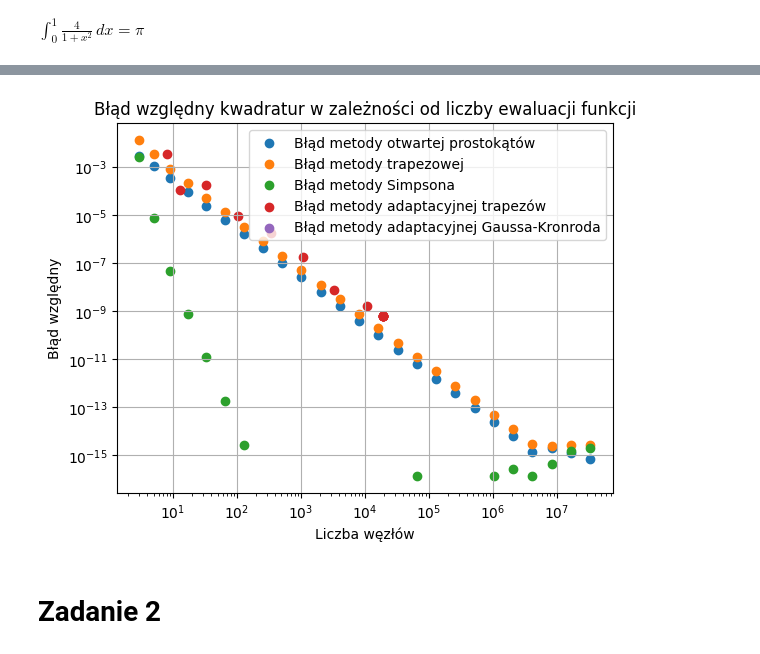
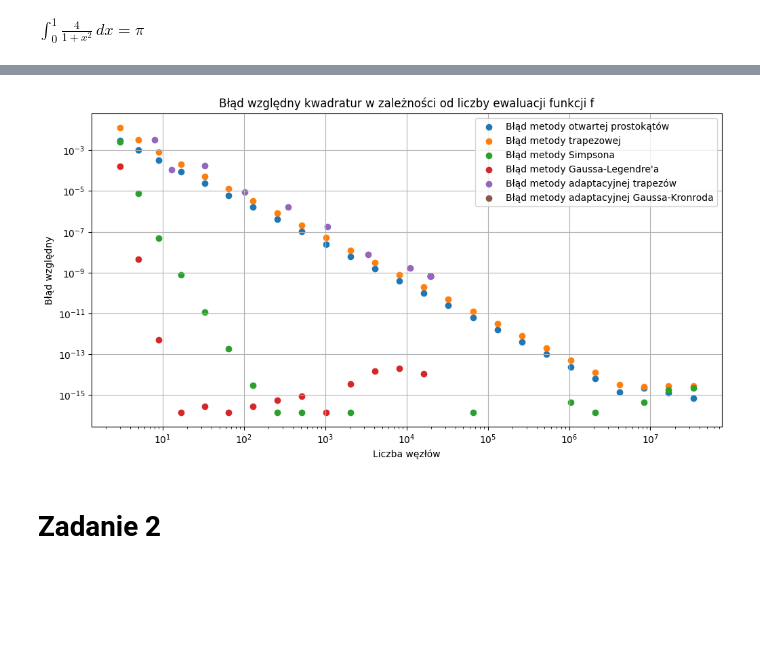
Before and after one commit to memecat5/MOWNIT, a Jupyter notebook: lab7/lab7.ipynb, the cells around one changed output, grey strips where cells are left out. Drawn from its saved outputs; the diff is of its cells as text; code cells hidden in the pictures; blank space fills up the shorter version.

```diff
--- a/lab7/lab7.ipynb
+++ b/lab7/lab7.ipynb
@@ -52,5 +54,5 @@ plt.show()
 # %%
-def lab6task1(f):
+def lab6task1(f, expected):
     # ================ Lab6, Task 1 ================
 
     midpoint_results = np.empty(25, dtype=np.double)
@@ -65,68 +67,70 @@ def lab6task1(f):
     for i in range(1, 26):
         # n - number of nodes
         n = 2 ** i + 1
-        x = np.linspace(0, 1, n)
+        x = np.linspace(INTEGRAL_START, INTEGRAL_END, n)
         y = f(x)
         midpoint_results[i-1] = midpoint(f, len(x))
         trapz_results[i-1] = trapezoid(y, x)
         simps_results[i-1] = simpson(y, x=x)
 
     # calculate relative error
-    midpoint_error = abs((midpoint_results - np.pi) / np.pi)
-    trapz_error = abs((trapz_results - np.pi) / np.pi)
-    simps_error = abs((simps_results - np.pi) / np.pi)
+    midpoint_error = abs((midpoint_results - expected) / expected)
+    trapz_error = abs((trapz_results - expected) / expected)
+    simps_error = abs((simps_results - expected) / expected)
 
     return midpoint_error, trapz_error, simps_error
 
 
-def lab6task2(f):
+def lab6task2(f, expected):
     # ================ Lab6, Task 2 ================
     # Gauss-Legendre calculation
-    a, b = 0, 1
+    a, b = INTEGRAL_START, INTEGRAL_END
     def gauss_legendre(roots, weighs, f):
         return np.sum(weighs * f(roots))
 
     xs_g = np.array([2 ** i + 1 for i in range(1, 15)])
 
     gauss_results = np.empty(len(xs_g))
 
     for i, x in enumerate(xs_g):
         # returns roots for [-1, 1] interval
         roots, weighs = roots_legendre(x)
 
         # those transformations are in scipy's docs
         transformed_roots = (b-a)/2 * roots + (b+a)/2
         gauss_results[i] = (b-a)/2 * gauss_legendre(transformed_roots, weighs, f)
 
-    gauss_error = abs((gauss_results - np.pi) / np.pi)
+    gauss_error = abs((gauss_results - expected) / expected)
 
     return xs_g, gauss_error
 
 
-#lab6 draw
-def draw(midpoint, trapz, simps, quad, gauss):
-    plt.scatter(midpoint[0], midpoint[1], label="Błąd metody otwartej prostokątów")
-    plt.scatter(trapz[0], trapz[1], label="Błąd metody trapezowej")
-    plt.scatter(simps[0], simps[1], label="Błąd metody Simpsona")
-    plt.scatter(quad[0], quad[1], label="Błąd metody adaptacyjnej trapezów")
-    plt.scatter(gauss[0], gauss[1], label="Błąd metody adaptacyjnej Gaussa-Kronroda")
-    plt.xlabel("Liczba węzłów")
-    plt.ylabel("Błąd względny")
-    plt.xscale("log")
-    plt.yscale("log")
-    plt.title("Błąd względny kwadratur w zależności od liczby ewaluacji funkcji")
-    plt.legend()
-    plt.grid()
-    plt.show()
+
 
 
 xs = np.array([2 ** i + 1 for i in range(1, 26)])
 
-midpoint_error, trapz_error, simps_error = lab6task1(f1)
+midpoint_error, trapz_error, simps_error = lab6task1(f, np.pi)
+gauss_evals, gauss_error = lab6task2(f, np.pi)
 
-draw((xs, midpoint_error), (xs, trapz_error), (xs, simps_error), (quad_evals, quad_error), (gauss_evals, gauss_error))
+
+plt.figure(figsize=(12, 6))
+plt.scatter(xs, midpoint_error, label="Błąd metody otwartej prostokątów")
+plt.scatter(xs, trapz_error, label="Błąd metody trapezowej")
+plt.scatter(xs, simps_error, label="Błąd metody Simpsona")
+plt.scatter(gauss_evals, gauss_error, label="Błąd metody Gaussa-Legendre'a")
+plt.scatter(trapz_adaptive_evals, trapz_adaptive_error, label="Błąd metody adaptacyjnej trapezów")
+plt.scatter(gauss_adaptive_evals, gauss_adaptive_error, label="Błąd metody adaptacyjnej Gaussa-Kronroda")
+plt.xlabel("Liczba węzłów")
+plt.ylabel("Błąd względny")
+plt.xscale("log")
+plt.yscale("log")
+plt.title("Błąd względny kwadratur w zależności od liczby ewaluacji funkcji f")
+plt.legend()
+plt.grid()
+plt.show()
 # %% [output]
-[figure, old version]
+[figure, new version]
 # %% [markdown]
 # Zadanie 2
 # %%
```
Also changed, not shown: parts of 6 cells of this notebook.
